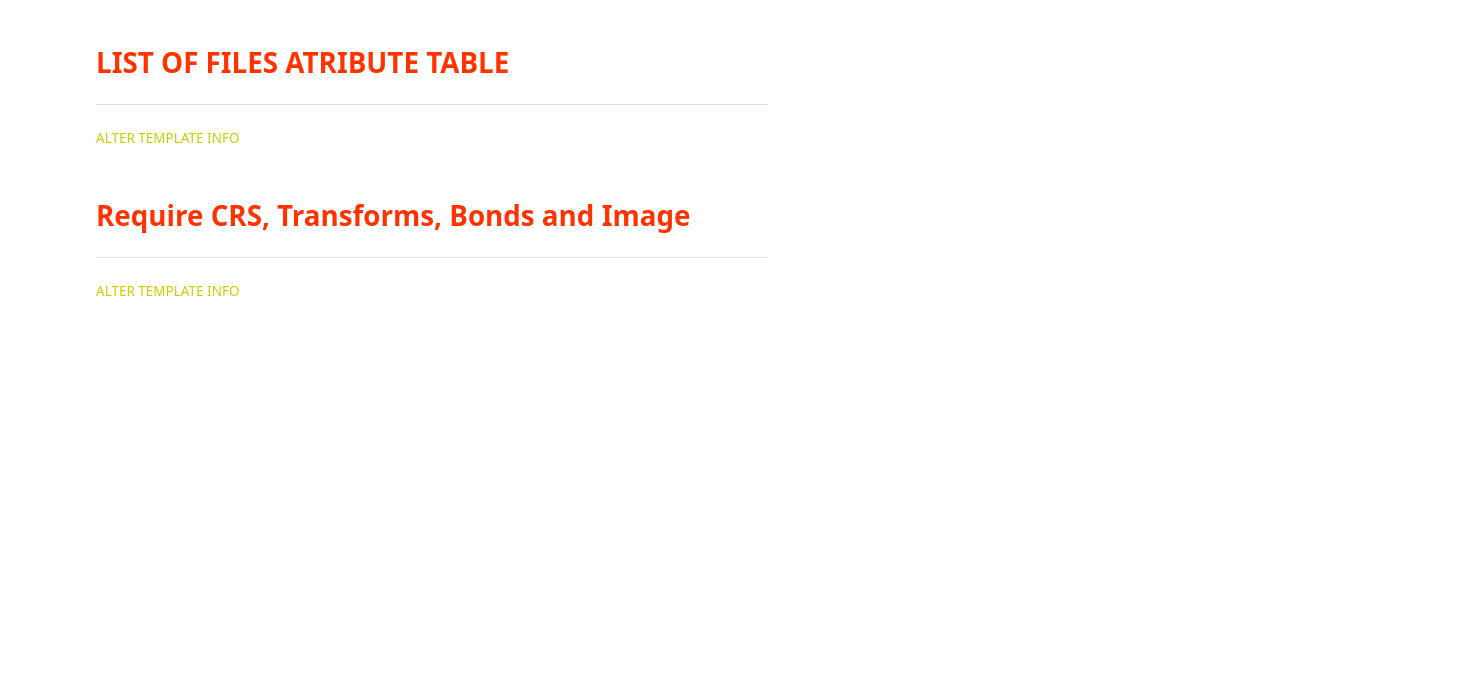
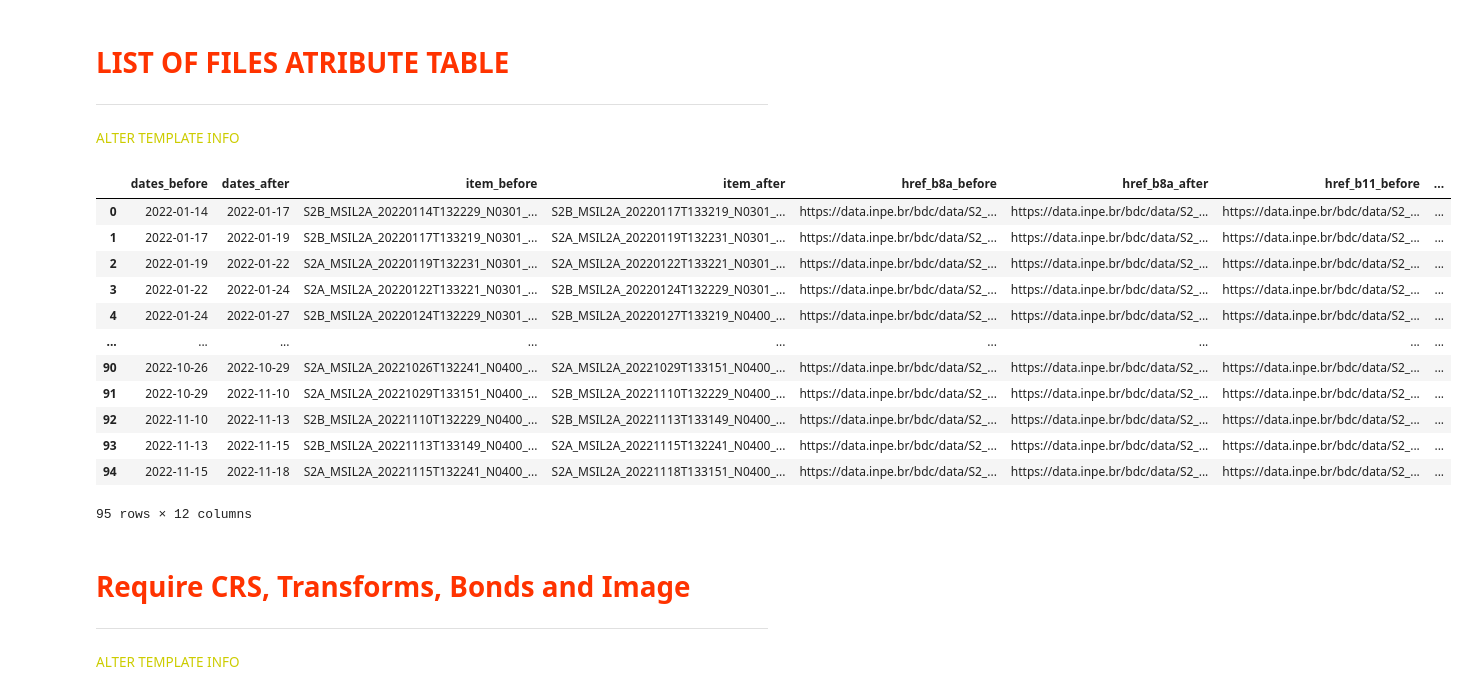
Before and after one commit to danielfarkat/cap-423, a Jupyter notebook: early-ba-detection/jupyter/burned_areas_from_stac.ipynb, the cells around one changed output. Saved outputs shown, nothing was run; the diff lists cells and outputs as text; code cells hidden in the pictures; blank space fills up the shorter version.

```diff
--- a/early-ba-detection/jupyter/burned_areas_from_stac.ipynb
+++ b/early-ba-detection/jupyter/burned_areas_from_stac.ipynb
@@ -367,6 +374,7 @@ href_b12_before = []
 href_scl_after = []
 href_scl_before = []
 k=-1
+itens = list(search.get_all_items())
 for i in range(1, len(itens)):
     current_item = itens[i]
     prev_item = itens[i - 1]
@@ -409,33 +417,47 @@ for i in range(1, len(itens)):
     href_b8a_after.append(current_item.assets['B8A'].href)
     href_b8a_before.append(reference_item.assets['B8A'].href)
 
     href_b11_after.append(current_item.assets['B11'].href)
     href_b11_before.append(reference_item.assets['B11'].href)
 
     href_b12_after.append(current_item.assets['B12'].href)
     href_b12_before.append(reference_item.assets['B12'].href)
 
     href_scl_after.append(current_item.assets['SCL'].href)
     href_scl_before.append(reference_item.assets['SCL'].href)
 
 data_dict = {
     'dates_before': dates_before,
     'dates_after': dates_after,
     'item_before': item_before,
     'item_after': item_after,
     'href_b8a_before': href_b8a_before,
     'href_b8a_after': href_b8a_after,
     'href_b11_before': href_b11_before,
     'href_b11_after': href_b11_after,
     'href_b12_before': href_b12_before,
     'href_b12_after': href_b12_after,
     'href_scl_before': href_scl_before,
     'href_scl_after': href_scl_after
 }
 
 df = pd.DataFrame(data_dict)
 
 df
+# %% [output]
+|  | dates_before | dates_after | item_before | item_after | href_b8a_before | href_b8a_after | href_b11_before | ... |
+| 0 | 2022-01-14 | 2022-01-17 | S2B_MSIL2A_20220114T132229_N0301_... | S2B_MSIL2A_20220117T133219_N0301_... | https://data.inpe.br/bdc/data/S2_... | https://data.inpe.br/bdc/data/S2_... | https://data.inpe.br/bdc/data/S2_... | ... |
+| 1 | 2022-01-17 | 2022-01-19 | S2B_MSIL2A_20220117T133219_N0301_... | S2A_MSIL2A_20220119T132231_N0301_... | https://data.inpe.br/bdc/data/S2_... | https://data.inpe.br/bdc/data/S2_... | https://data.inpe.br/bdc/data/S2_... | ... |
+| 2 | 2022-01-19 | 2022-01-22 | S2A_MSIL2A_20220119T132231_N0301_... | S2A_MSIL2A_20220122T133221_N0301_... | https://data.inpe.br/bdc/data/S2_... | https://data.inpe.br/bdc/data/S2_... | https://data.inpe.br/bdc/data/S2_... | ... |
+| 3 | 2022-01-22 | 2022-01-24 | S2A_MSIL2A_20220122T133221_N0301_... | S2B_MSIL2A_20220124T132229_N0301_... | https://data.inpe.br/bdc/data/S2_... | https://data.inpe.br/bdc/data/S2_... | https://data.inpe.br/bdc/data/S2_... | ... |
+| 4 | 2022-01-24 | 2022-01-27 | S2B_MSIL2A_20220124T132229_N0301_... | S2B_MSIL2A_20220127T133219_N0400_... | https://data.inpe.br/bdc/data/S2_... | https://data.inpe.br/bdc/data/S2_... | https://data.inpe.br/bdc/data/S2_... | ... |
+| ... | ... | ... | ... | ... | ... | ... | ... | ... |
+| 90 | 2022-10-26 | 2022-10-29 | S2A_MSIL2A_20221026T132241_N0400_... | S2A_MSIL2A_20221029T133151_N0400_... | https://data.inpe.br/bdc/data/S2_... | https://data.inpe.br/bdc/data/S2_... | https://data.inpe.br/bdc/data/S2_... | ... |
+| 91 | 2022-10-29 | 2022-11-10 | S2A_MSIL2A_20221029T133151_N0400_... | S2B_MSIL2A_20221110T132229_N0400_... | https://data.inpe.br/bdc/data/S2_... | https://data.inpe.br/bdc/data/S2_... | https://data.inpe.br/bdc/data/S2_... | ... |
+| 92 | 2022-11-10 | 2022-11-13 | S2B_MSIL2A_20221110T132229_N0400_... | S2B_MSIL2A_20221113T133149_N0400_... | https://data.inpe.br/bdc/data/S2_... | https://data.inpe.br/bdc/data/S2_... | https://data.inpe.br/bdc/data/S2_... | ... |
+| 93 | 2022-11-13 | 2022-11-15 | S2B_MSIL2A_20221113T133149_N0400_... | S2A_MSIL2A_20221115T132241_N0400_... | https://data.inpe.br/bdc/data/S2_... | https://data.inpe.br/bdc/data/S2_... | https://data.inpe.br/bdc/data/S2_... | ... |
+| 94 | 2022-11-15 | 2022-11-18 | S2A_MSIL2A_20221115T132241_N0400_... | S2A_MSIL2A_20221118T133151_N0400_... | https://data.inpe.br/bdc/data/S2_... | https://data.inpe.br/bdc/data/S2_... | https://data.inpe.br/bdc/data/S2_... | ... |
+95 rows × 12 columns
 # %% [markdown]
 <div>
 <h1 style="color: #ff3300">
```
Also changed, not shown: parts of 21 cells of this notebook, 2 other files.
